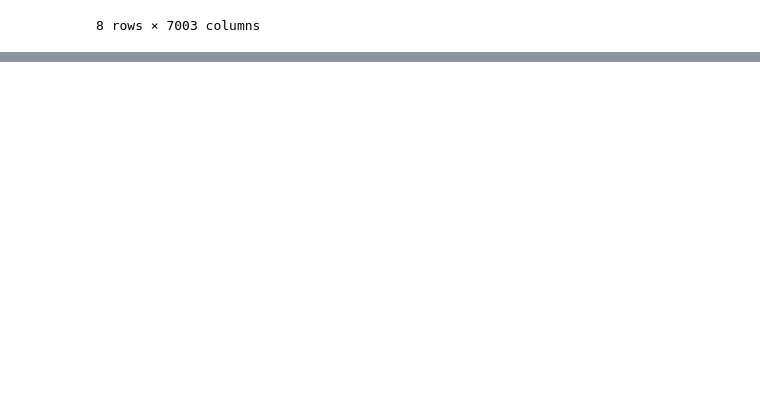
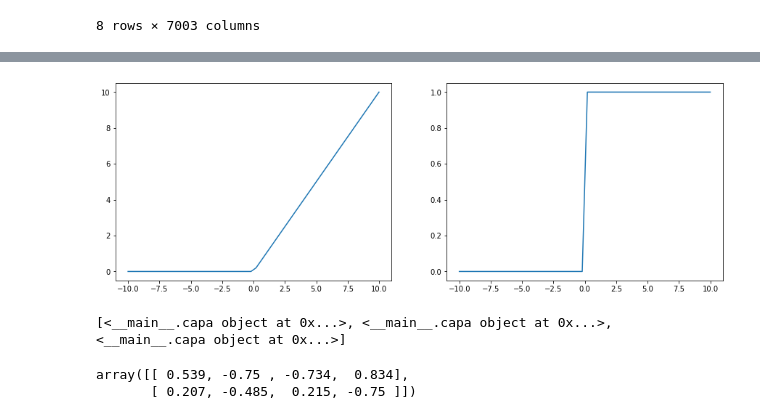
Before and after one commit to adobrasca512/EatEaser, a Jupyter notebook: EatEaser-ProyectoI.ipynb, the cells around one changed output, grey strips where cells are left out. Saved outputs shown, nothing was run; the diff lists cells and outputs as text; code cells hidden in the pictures; blank space fills up the shorter version.

```diff
--- a/EatEaser-ProyectoI.ipynb
+++ b/EatEaser-ProyectoI.ipynb
@@ -848,0 +978,26 @@ def get_term(dict, search_index):
+# %%
+def derivada_relu(x):
+    x[x<=0] = 0
+    x[x>0] = 1
+    return x
+
+relu = (
+  lambda x: x * (x > 0),
+  lambda x:derivada_relu(x)
+  )
+
+datos_relu = relu[0](rango)
+datos_relu_derivada = relu[1](rango)
+
+
+# Volvemos a definir rango que ha sido cambiado
+rango = np.linspace(-10,10).reshape([50,1])
+
+# Cremos los graficos
+
+fig, axes = plt.subplots(nrows=1, ncols=2, figsize =(15,5))
+axes[0].plot(rango, datos_relu[:,0])
+axes[1].plot(rango, datos_relu_derivada[:,0])
+plt.show()
+# %% [output]
+[figure, added]
@@ -848,0 +1011,15 @@ def get_term(dict, search_index):
+# %%
+red_neuronal = []
+
+for paso in range(len(neuronas)-1):
+    x = capa(neuronas[paso],neuronas[paso+1],funciones_activacion[paso])
+    red_neuronal.append(x)
+
+print(red_neuronal)
+# %% [output]
+[<__main__.capa object at 0x...>, <__main__.capa object at 0x...>, <__main__.capa object at 0x...>]
+# %%
+red_neuronal[0].W
+# %% [output]
+array([[ 0.539, -0.75 , -0.734,  0.834],
+       [ 0.207, -0.485,  0.215, -0.75 ]])
```
Also changed, not shown: parts of 59 cells of this notebook.
